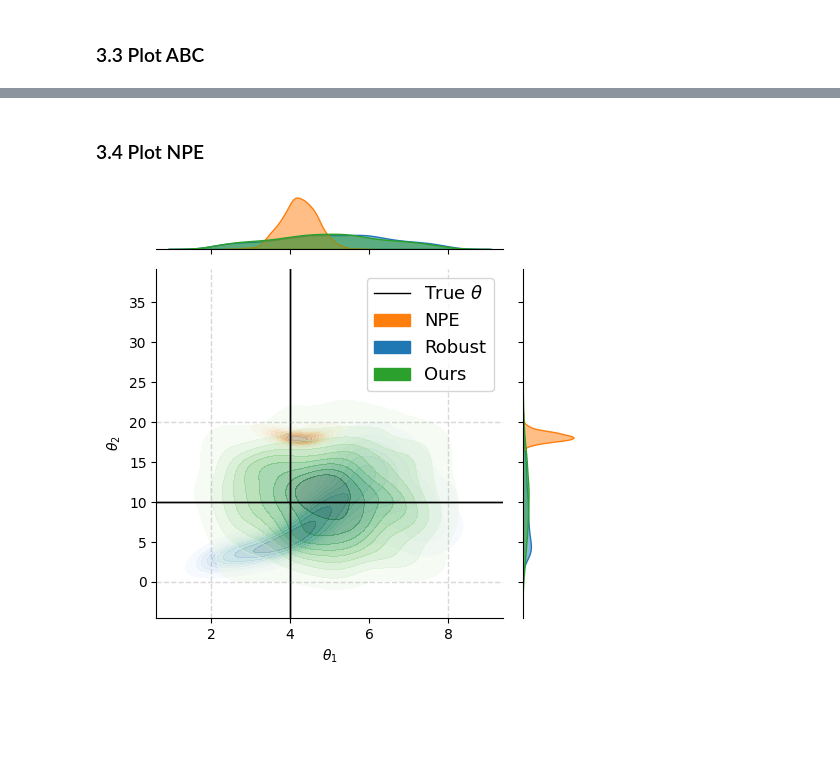
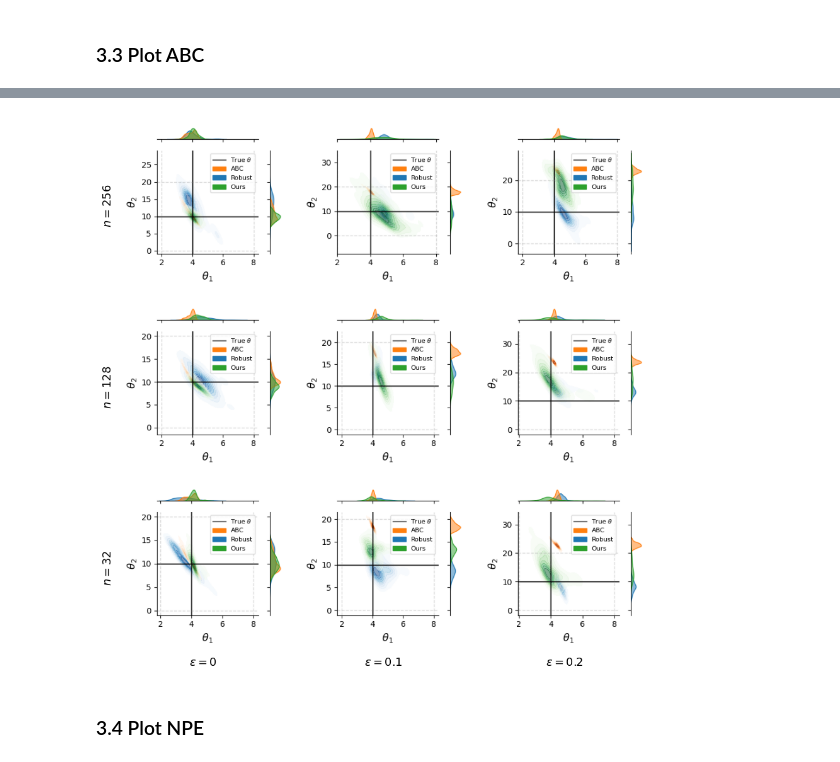
Before and after one commit to ymnglli/efficient-robust-sbi, a Jupyter notebook: notebooks/analysis.ipynb, the cells around one changed output, grey strips where cells are left out. Drawn from its saved outputs; the diff is of its cells as text; code cells hidden in the pictures; blank space fills up the shorter version.

```diff
--- a/notebooks/analysis.ipynb
+++ b/notebooks/analysis.ipynb
@@ -567,12 +582,41 @@ plot_posterior_joints(normal=abc, robust=abc_rs, efficient=abc_eff, method_label
+# %%
+import matplotlib.image as mpimg
+
+figure = plt.figure(figsize=(9, 9))
+
+for i, ss in enumerate(sample_sizes):
+    for j, degree in enumerate(degrees):
+        img = mpimg.imread(abc_figure_file(degree, ss))
+        ax = plt.subplot(3, 3, 3 * i + j + 1)
+        plt.imshow(img)
+        ax.set_xticks([])
+        ax.set_yticks([])
+        ax.spines['top'].set_visible(False)
+        ax.spines['right'].set_visible(False)
+        ax.spines['bottom'].set_visible(False)
+        ax.spines['left'].set_visible(False)
+
+        if (j == 0):
+            ax.set_ylabel(f"$n={ss}$", fontsize=13)
+        if (i == 2):
+            ax.set_xlabel(f"$\\epsilon={degree}$", fontsize=13)
+
+plt.tight_layout()
+plt.savefig("../figures/abc_allexperiments.png")
+# %% [output]
+[figure, added]
 # %% [markdown]
 ### 3.4 Plot NPE
 # %%
-target_degree = 0.1
-ss = 128
-i = 3
+%%capture
+i = 4
 
-post_npe, post_npe_rs, post_npe_eff = load_npe_posteriors(target_degree, ss, i)
+npe_figure_file = lambda degree, ss : f"../figures/npe_degree{degree}_size{ss}.png"
 
-plot_posterior_joints(normal=post_npe, robust=post_npe_rs, efficient=post_npe_eff)
+for degree in degrees:
+    for ss in sample_sizes:
+
+        npe, npe_rs, npe_eff = load_npe_posteriors(degree, ss, i)
+
+        plot_posterior_joints(normal=npe, robust=npe_rs, efficient=npe_eff, method_label="NPE", height=3, plot=False)
+        plt.savefig(npe_figure_file(degree, ss))
-# %% [output]
-[figure, removed]
```
Also changed, not shown: parts of 8 cells of this notebook, 22 other files.
